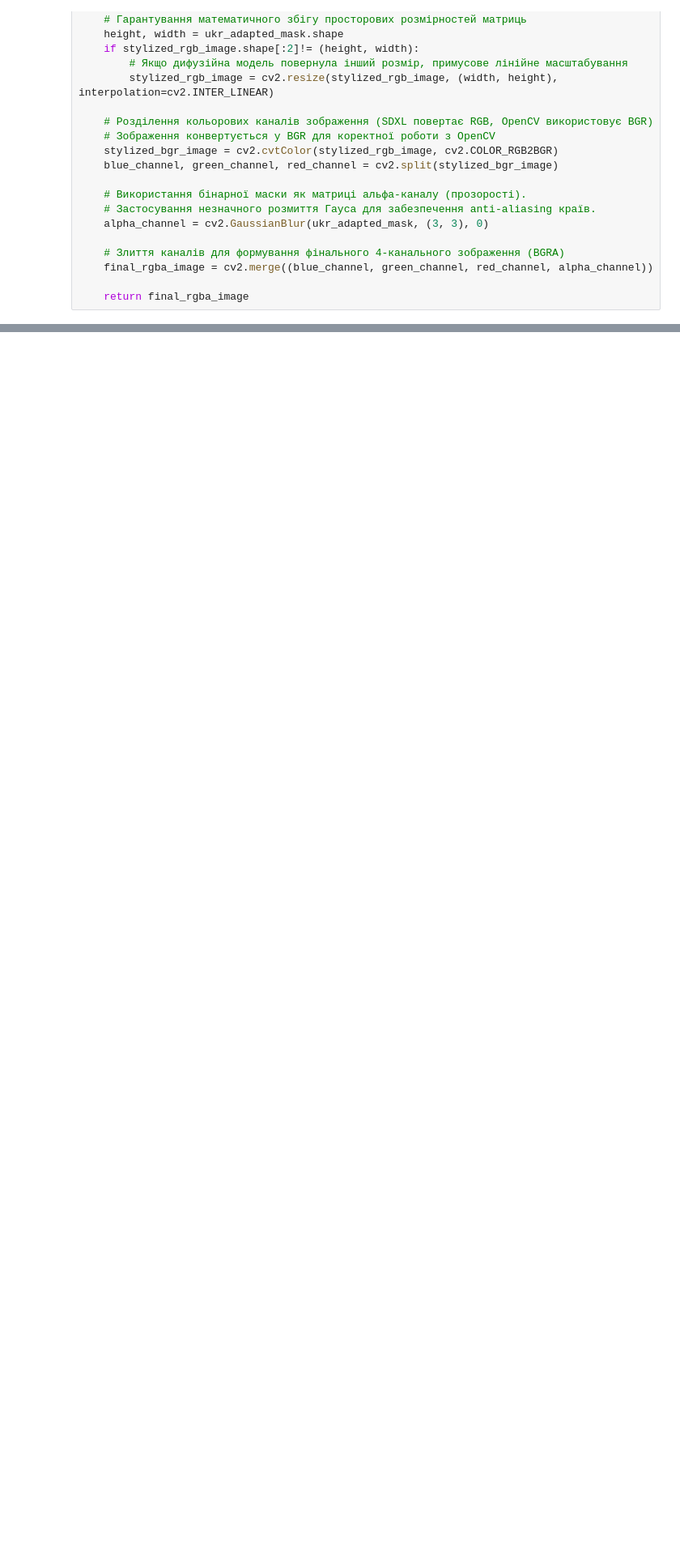
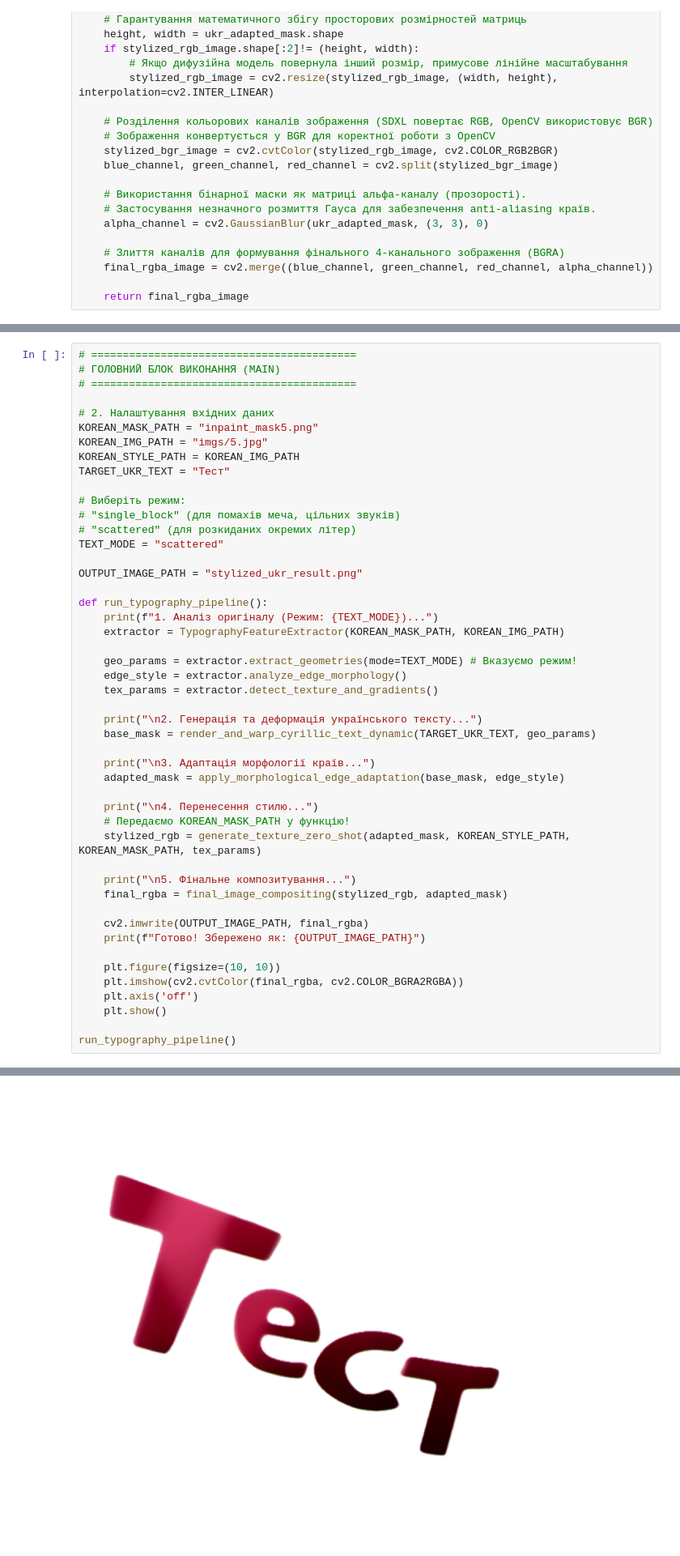
Before and after one commit to BerVol57/Manhwa-SFX-Cleaner, a Jupyter notebook: tt.ipynb, the cells around one changed output, grey strips where cells are left out. Shown at 81% size. Saved outputs shown, nothing was run; the diff lists cells and outputs as text; blank space fills up the shorter version.

Commit message:
feat: update text style transfer

```diff
--- a/tt.ipynb
+++ b/tt.ipynb
@@ -488,0 +500,49 @@ Notes:
+# %%
+# ==========================================
+# ГОЛОВНИЙ БЛОК ВИКОНАННЯ (MAIN)
+# ==========================================
+
+# 2. Налаштування вхідних даних
+KOREAN_MASK_PATH = "inpaint_mask5.png"
+KOREAN_IMG_PATH = "imgs/5.jpg"
+KOREAN_STYLE_PATH = KOREAN_IMG_PATH
+TARGET_UKR_TEXT = "Тест"
+
+# Виберіть режим:
+# "single_block" (для помахів меча, цільних звуків)
+# "scattered" (для розкиданих окремих літер)
+TEXT_MODE = "scattered"
+
+OUTPUT_IMAGE_PATH = "stylized_ukr_result.png"
+
+def run_typography_pipeline():
+    print(f"1. Аналіз оригіналу (Режим: {TEXT_MODE})...")
+    extractor = TypographyFeatureExtractor(KOREAN_MASK_PATH, KOREAN_IMG_PATH)
+
+    geo_params = extractor.extract_geometries(mode=TEXT_MODE) # Вказуємо режим!
+    edge_style = extractor.analyze_edge_morphology()
+    tex_params = extractor.detect_texture_and_gradients()
+
+    print("\n2. Генерація та деформація українського тексту...")
+    base_mask = render_and_warp_cyrillic_text_dynamic(TARGET_UKR_TEXT, geo_params)
+
+    print("\n3. Адаптація морфології країв...")
+    adapted_mask = apply_morphological_edge_adaptation(base_mask, edge_style)
+
+    print("\n4. Перенесення стилю...")
+    # Передаємо KOREAN_MASK_PATH у функцію!
+    stylized_rgb = generate_texture_zero_shot(adapted_mask, KOREAN_STYLE_PATH, KOREAN_MASK_PATH, tex_params)
+
+    print("\n5. Фінальне композитування...")
+    final_rgba = final_image_compositing(stylized_rgb, adapted_mask)
+
+    cv2.imwrite(OUTPUT_IMAGE_PATH, final_rgba)
+    print(f"Готово! Збережено як: {OUTPUT_IMAGE_PATH}")
+
+    plt.figure(figsize=(10, 10))
+    plt.imshow(cv2.cvtColor(final_rgba, cv2.COLOR_BGRA2RGBA))
+    plt.axis('off')
+    plt.show()
+
+run_typography_pipeline()
+# %% [output]
@@ -488,0 +574 @@ Notes:
+[figure, added]
```
Also changed, not shown: parts of 12 cells of this notebook, 5 other files.
